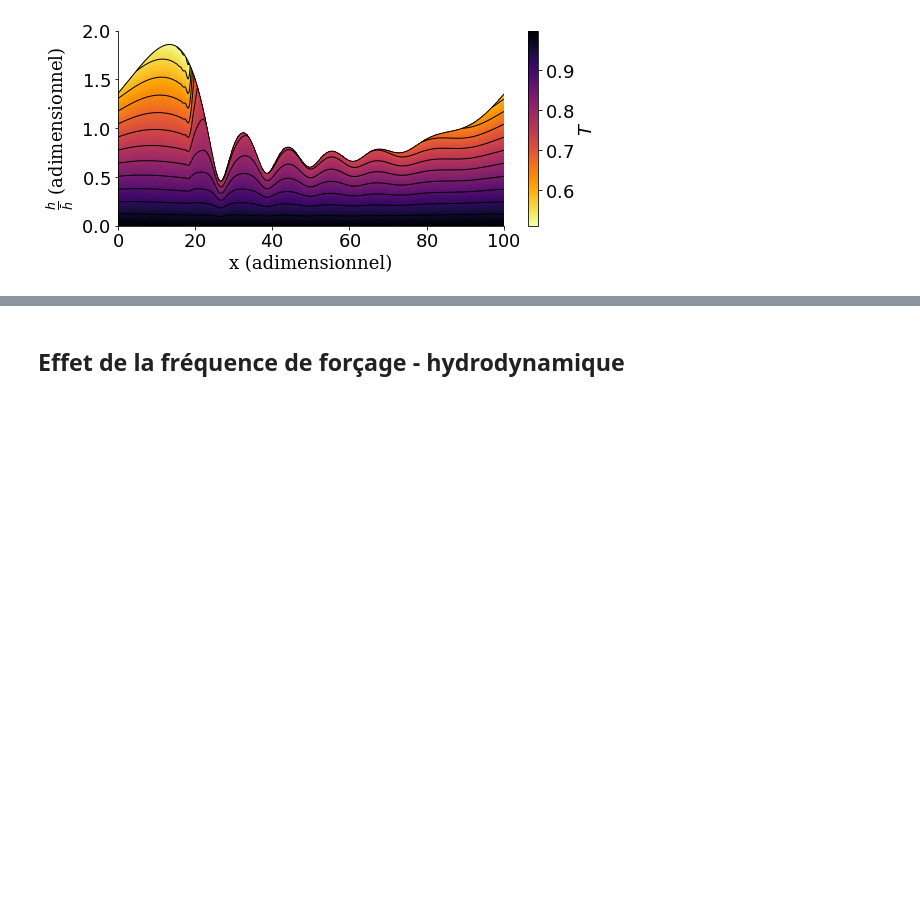
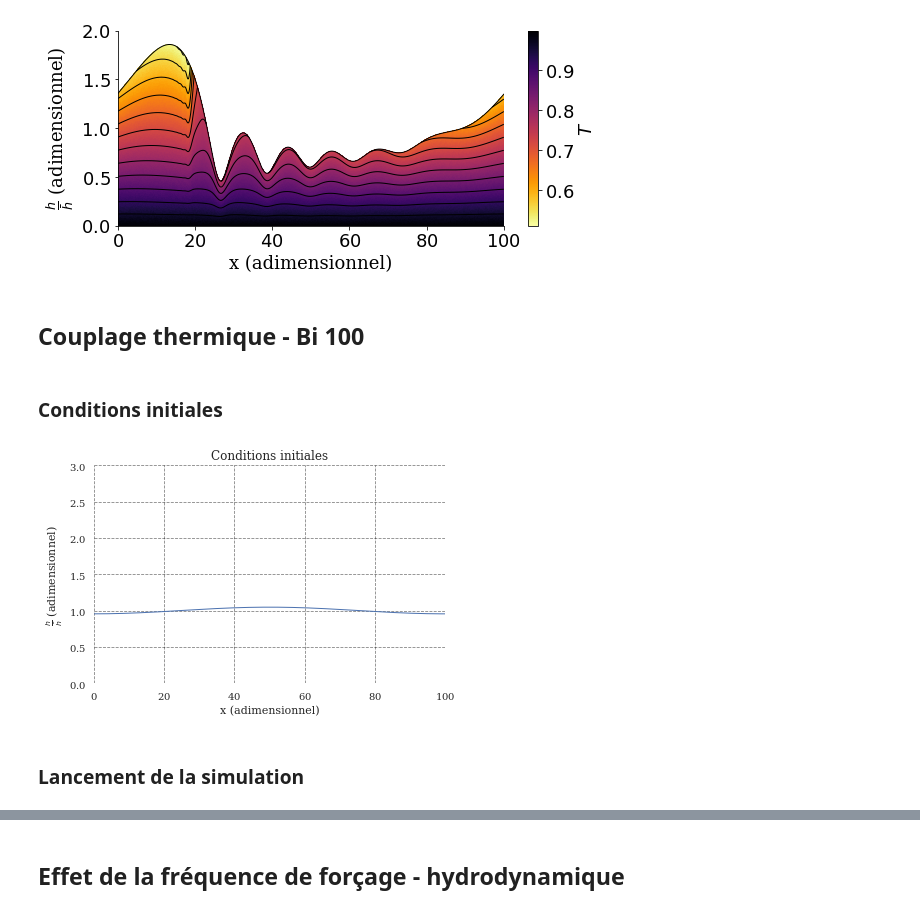
Before and after one commit to celliern/arc_2017, a Jupyter notebook: contenu_additionnel.ipynb, the cells around one changed output, grey strips where cells are left out. Cells and saved outputs as stored; diff of their text form; code cells hidden in the pictures; blank space fills up the shorter version.

```diff
--- a/contenu_additionnel.ipynb
+++ b/contenu_additionnel.ipynb
@@ -408,3 +408,35 @@ with pl.rc_context(rc={'text.fontsize': 18}):
     pl.show()
 # %% [output]
 [figure]
+# %% [markdown]
+## Couplage thermique - Bi 100
+# %% [markdown]
+### Conditions initiales
+# %%
+x = np.linspace(0, 100, 1200)
+h = helpers.make_initial_wave(x, .1, 1)
+
+q = h ** 3 / 3
+theta = x * 0 + 1
+phi = x * 0
+init_fields = thermal_model.fields_template(x=x, h=h, q=q,
+                                            theta=theta, phi=phi, s=x*0)
+
+parameters = materials.water()
+parameters['Re'] = 20
+parameters['Ct'] = 0
+parameters['Bi'] = 100
+parameters['periodic'] = True
+
+pl.plot(x, h)
+pl.xlim(x.min(), x.max())
+pl.ylim(0, 3)
+pl.legend()
+pl.title('Conditions initiales')
+pl.xlabel('x (adimensionnel)')
+pl.ylabel(r"$\frac{h}{\bar{h}}$ (adimensionnel)")
+pl.show()
+# %% [output]
+[figure, added]
+# %% [markdown]
+### Lancement de la simulation
```
Also changed, not shown: parts of 20 cells of this notebook, 8 other files.
